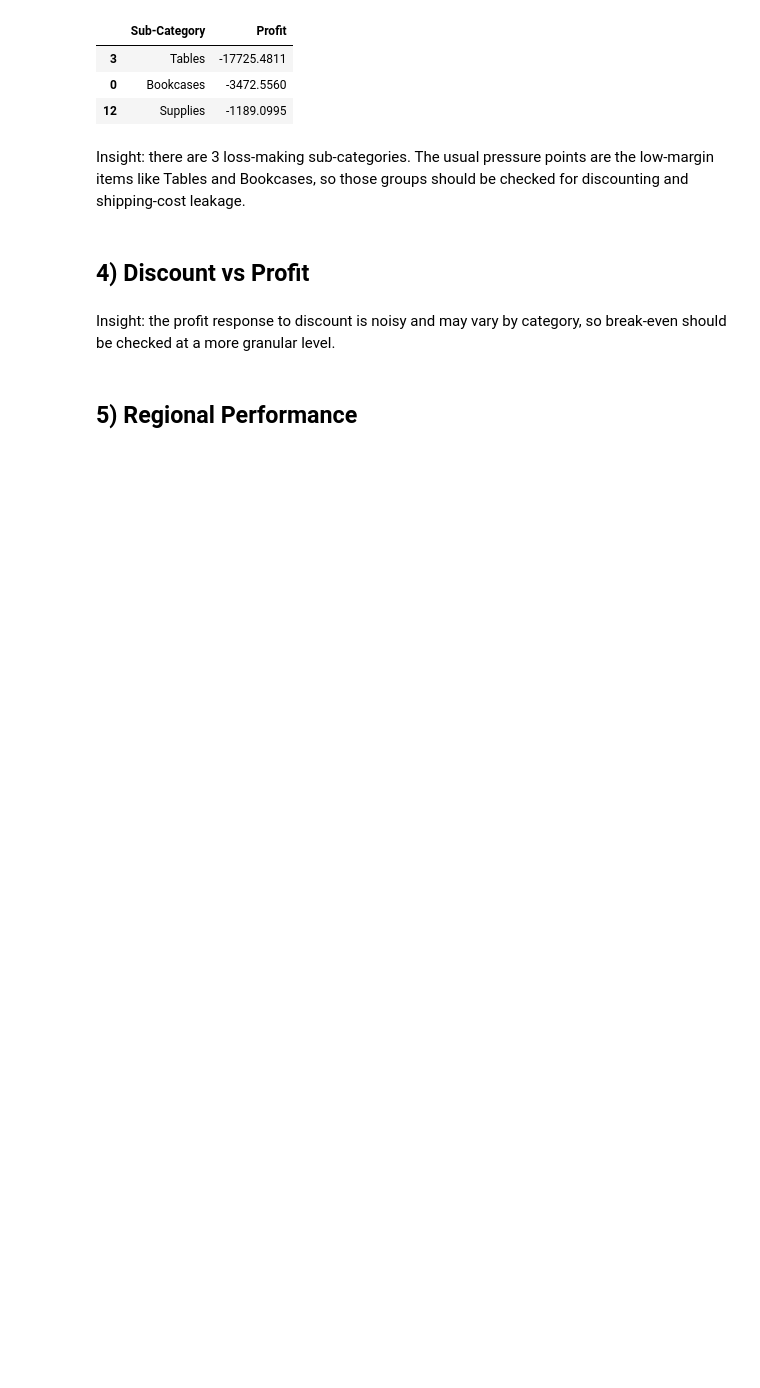
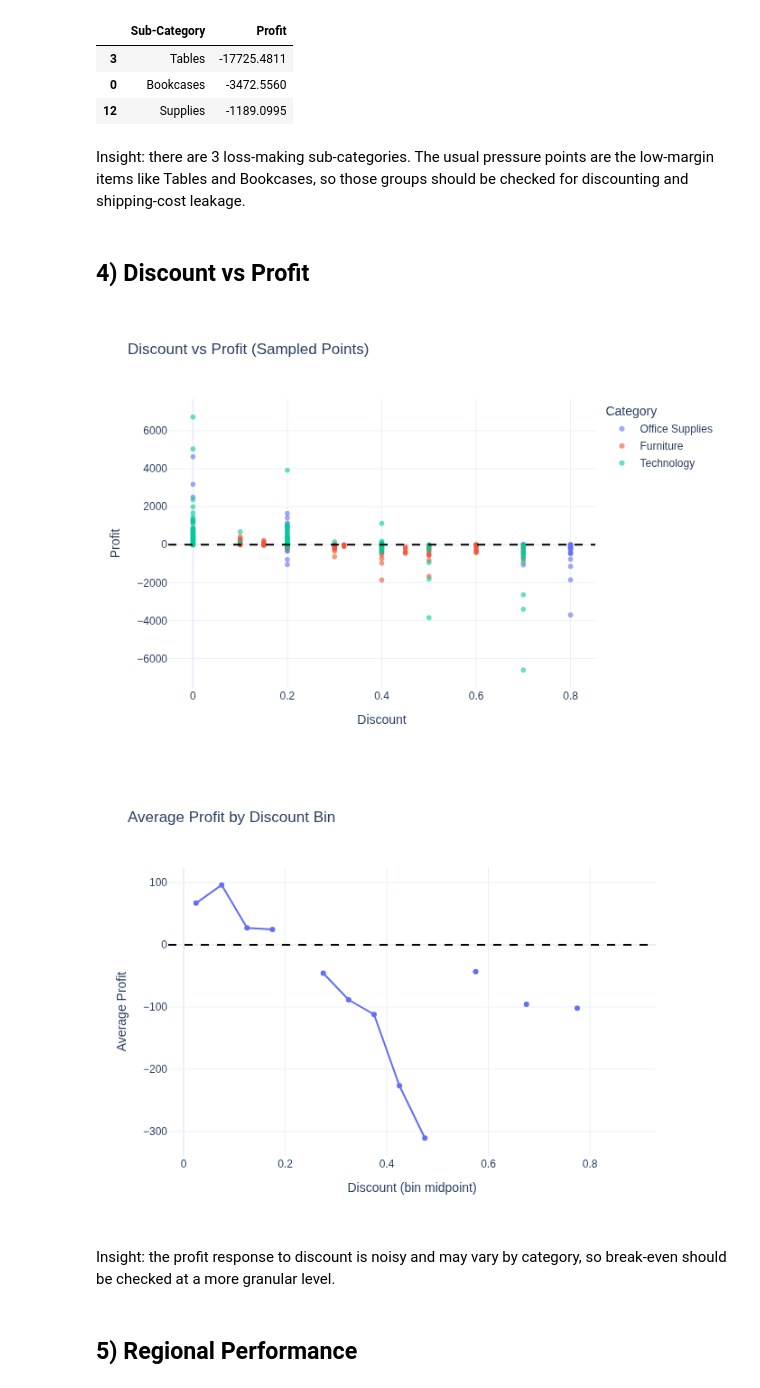
Before and after one commit to Anshuman-Tripathi-minato/superstore-analysis, a Jupyter notebook: notebooks/superstore_analysis.ipynb, the cells around one changed output. Drawn from its saved outputs; the diff is of its cells as text; code cells hidden in the pictures; blank space fills up the shorter version.

```diff
--- a/notebooks/superstore_analysis.ipynb
+++ b/notebooks/superstore_analysis.ipynb
@@ -177,40 +183,42 @@ fig_disc = px.scatter(
     opacity=0.6
 )
 fig_disc.add_hline(y=0, line_dash='dash', line_color='black')
-fig_disc.show()
+display_plot(fig_disc)
 
 # Estimate the break-even discount by looking for the first bin that crosses zero profit
 bins = np.linspace(0, 0.9, 19)
 scatter_df['discount_bin'] = pd.cut(scatter_df['Discount'], bins=bins, include_lowest=True)
 bin_perf = scatter_df.groupby('discount_bin', observed=False, as_index=False)['Profit'].mean()
 bin_perf['bin_mid'] = bin_perf['discount_bin'].apply(lambda x: x.mid if pd.notnull(x) else np.nan)
 bin_perf = bin_perf.dropna(subset=['bin_mid'])
 
 break_even = np.nan
 for i in range(1, len(bin_perf)):
     p0, p1 = bin_perf.iloc[i - 1]['Profit'], bin_perf.iloc[i]['Profit']
     d0, d1 = bin_perf.iloc[i - 1]['bin_mid'], bin_perf.iloc[i]['bin_mid']
     if (p0 >= 0 and p1 <= 0) or (p0 <= 0 and p1 >= 0):
         if p1 != p0:
             break_even = d0 + (0 - p0) * (d1 - d0) / (p1 - p0)
         else:
             break_even = d0
         break
 
 fig_bin = px.line(bin_perf, x='bin_mid', y='Profit', markers=True, title='Average Profit by Discount Bin', template='plotly_white')
 fig_bin.add_hline(y=0, line_dash='dash', line_color='black')
 if not np.isnan(break_even):
     fig_bin.add_vline(x=float(break_even), line_dash='dot', line_color='red')
 fig_bin.update_layout(xaxis_title='Discount (bin midpoint)', yaxis_title='Average Profit')
-fig_bin.show()
+display_plot(fig_bin)
 
 insight_text = (
     f"Insight: the average profit line crosses around **{break_even:.1%}** discount if a crossing exists, so that area is the rough break-even zone for pricing control."
     if not np.isnan(break_even)
     else 'Insight: the profit response to discount is noisy and may vary by category, so break-even should be checked at a more granular level.'
 )
 display(Markdown(insight_text))
 # %% [output]
+[figure, added]
+[figure, added]
 Insight: the profit response to discount is noisy and may vary by category, so break-even should be checked at a more granular level.
 # %% [markdown]
 ## 5) Regional Performance
```
Also changed, not shown: parts of 6 cells of this notebook.
